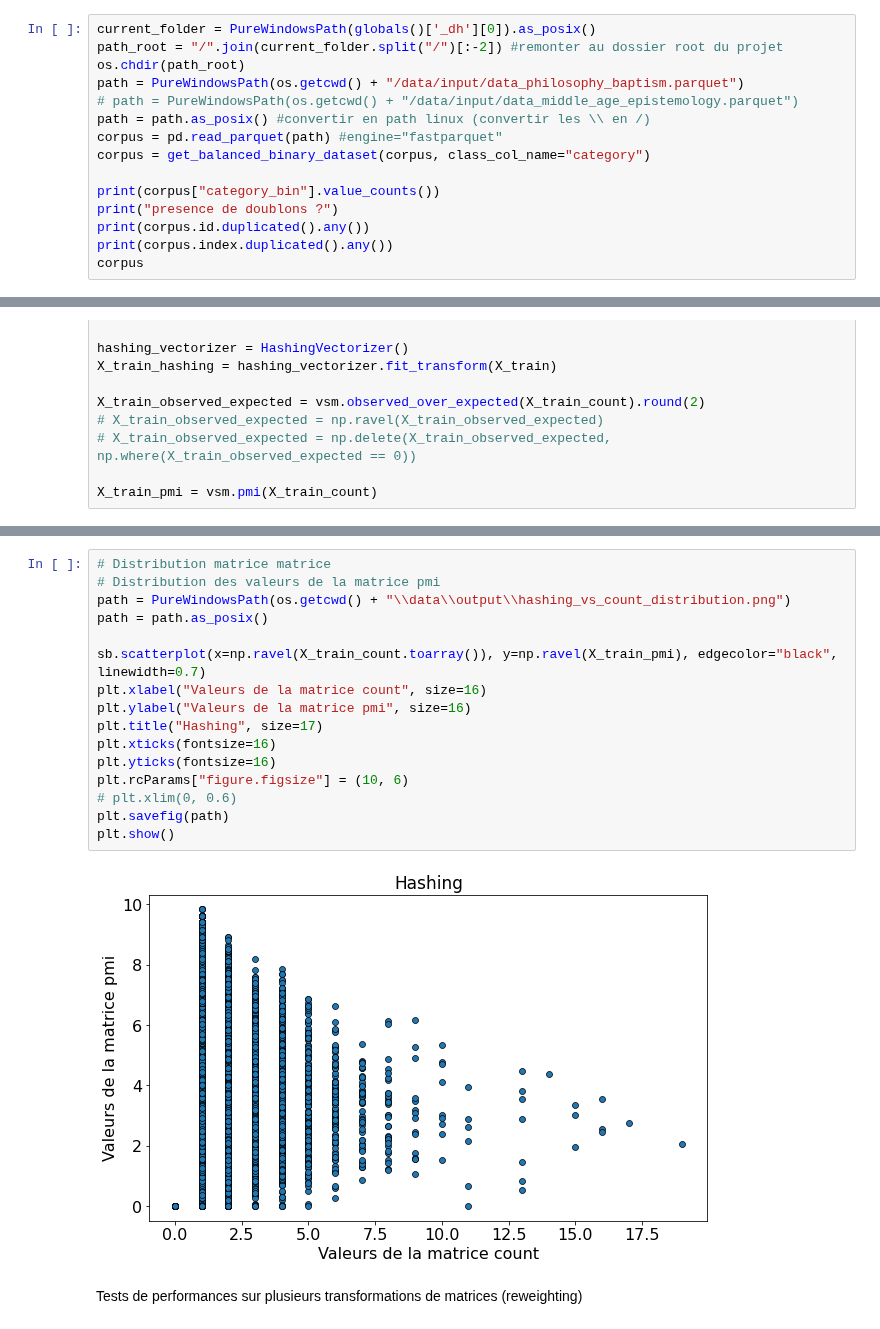
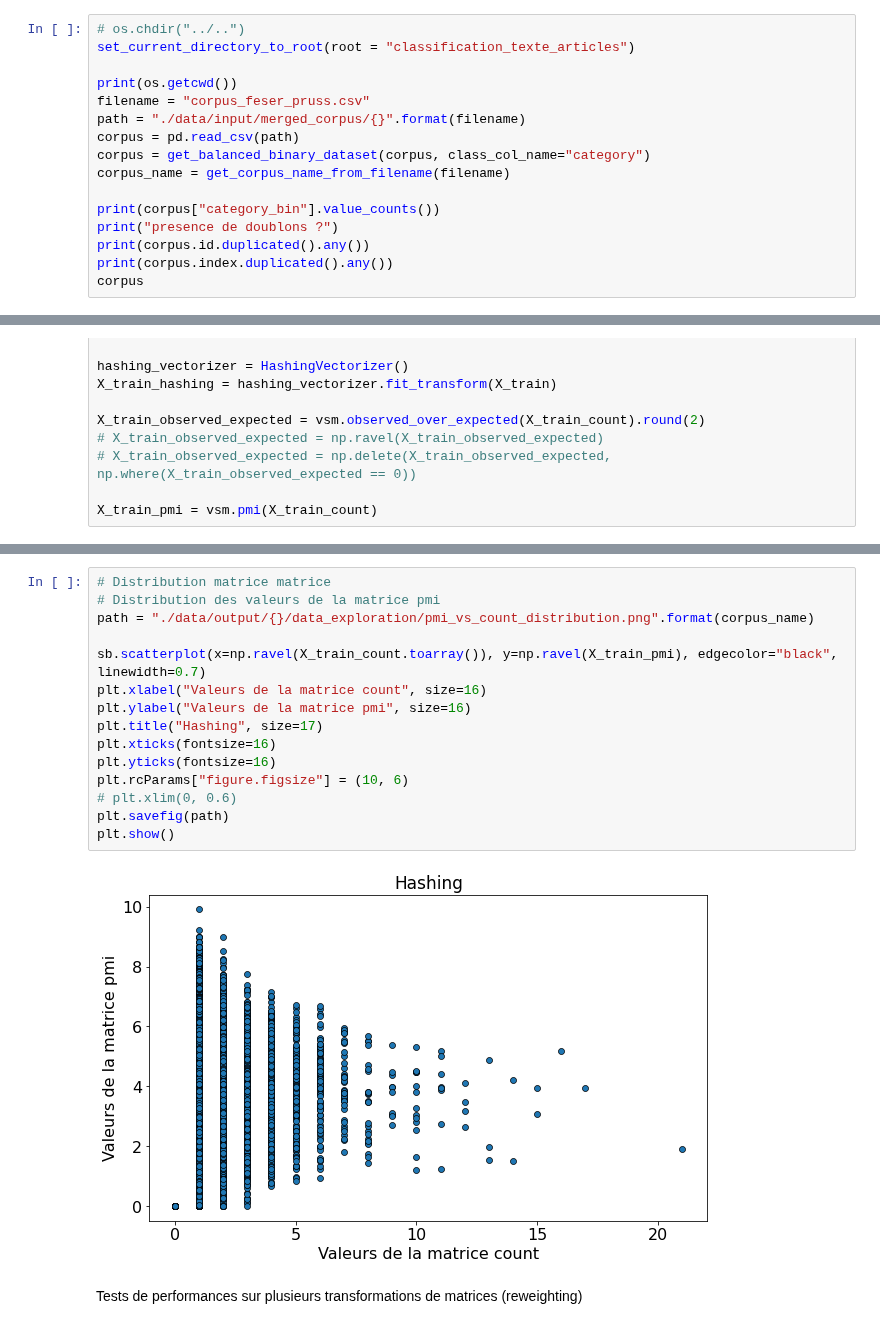
Before and after one commit to lolodino77/classification_texte_articles, a Jupyter notebook: sources/classification/test_transformations_matrice_count.ipynb, the cells around one changed output, grey strips where cells are left out. Saved outputs shown, nothing was run; the diff lists cells and outputs as text.

Commit message:
vsm moved, maj test_transformations_matrice_count

```diff
--- a/sources/classification/test_transformations_matrice_count.ipynb
+++ b/sources/classification/test_transformations_matrice_count.ipynb
@@ -60,14 +62,15 @@ def get_all_reweighted_matrices(X, y, indices, test_size, random_state, n_compon
 
     return(transformations_names, matrices_train, matrices_test)
 # %%
-current_folder = PureWindowsPath(globals()['_dh'][0]).as_posix()
-path_root = "/".join(current_folder.split("/")[:-2]) #remonter au dossier root du projet
-os.chdir(path_root)
-path = PureWindowsPath(os.getcwd() + "/data/input/data_philosophy_baptism.parquet")
-# path = PureWindowsPath(os.getcwd() + "/data/input/data_middle_age_epistemology.parquet")
-path = path.as_posix() #convertir en path linux (convertir les \\ en /)
-corpus = pd.read_parquet(path) #engine="fastparquet"
+# os.chdir("../..")
+set_current_directory_to_root(root = "classification_texte_articles")
+
+print(os.getcwd())
+filename = "corpus_feser_pruss.csv"
+path = "./data/input/merged_corpus/{}".format(filename)
+corpus = pd.read_csv(path)
 corpus = get_balanced_binary_dataset(corpus, class_col_name="category")
+corpus_name = get_corpus_name_from_filename(filename)
 
 print(corpus["category_bin"].value_counts())
 print("presence de doublons ?")
@@ -210,21 +222,20 @@ plt.show()
 # %%
 # Distribution matrice matrice
 # Distribution des valeurs de la matrice pmi
-path = PureWindowsPath(os.getcwd() + "\\data\\output\\hashing_vs_count_distribution.png")
-path = path.as_posix()
+path = "./data/output/{}/data_exploration/pmi_vs_count_distribution.png".format(corpus_name)
 
 sb.scatterplot(x=np.ravel(X_train_count.toarray()), y=np.ravel(X_train_pmi), edgecolor="black", linewidth=0.7)
 plt.xlabel("Valeurs de la matrice count", size=16)
 plt.ylabel("Valeurs de la matrice pmi", size=16)
 plt.title("Hashing", size=17)
 plt.xticks(fontsize=16)
 plt.yticks(fontsize=16)
 plt.rcParams["figure.figsize"] = (10, 6)
 # plt.xlim(0, 0.6)
 plt.savefig(path)
 plt.show()
 # %% [output]
-[figure, old version]
+[figure, new version]
 # %% [markdown]
 Tests de performances sur plusieurs transformations de matrices (reweighting)
 # %%
```
Also changed, not shown: parts of 8 cells of this notebook, 56 other files.
